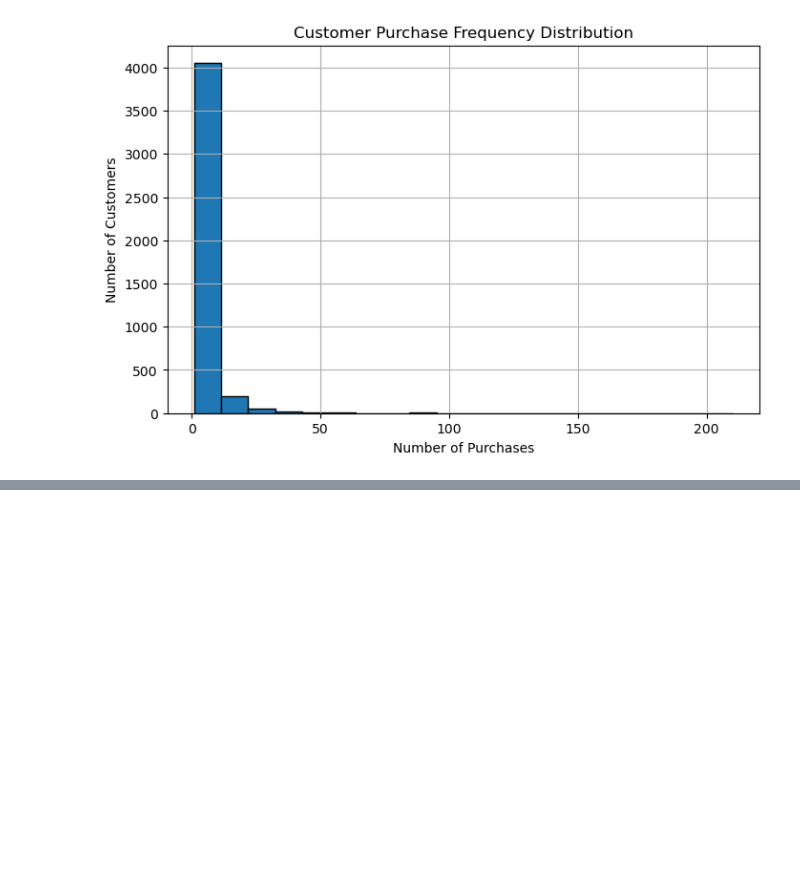
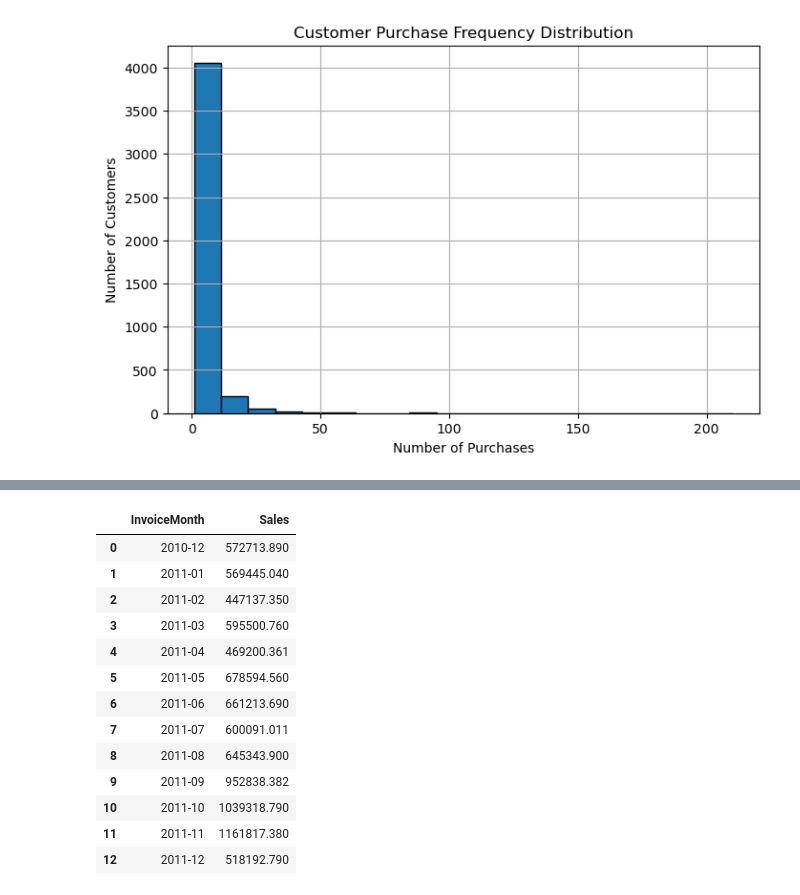
Before and after one commit to jyotidamji270804/cohort-retention-cltv-analysis, a Jupyter notebook: notebooks/02_cltv_analysis.ipynb, the cells around one changed output, grey strips where cells are left out. Saved outputs shown, nothing was run; the diff lists cells and outputs as text; code cells hidden in the pictures; blank space fills up the shorter version.

```diff
--- a/notebooks/02_cltv_analysis.ipynb
+++ b/notebooks/02_cltv_analysis.ipynb
@@ -362,0 +379,31 @@ plt.show()
+# %%
+import pandas as pd
+
+# Convert InvoiceDate to datetime
+df["InvoiceDate"] = pd.to_datetime(df["InvoiceDate"])
+
+# Create InvoiceMonth column
+df["InvoiceMonth"] = df["InvoiceDate"].dt.to_period("M")
+
+# Create monthly sales table
+monthly_sales = (
+    df.groupby("InvoiceMonth", as_index=False)["Sales"]
+      .sum()
+)
+
+monthly_sales
+# %% [output]
+|  | InvoiceMonth | Sales |
+| 0 | 2010-12 | 572713.890 |
+| 1 | 2011-01 | 569445.040 |
+| 2 | 2011-02 | 447137.350 |
+| 3 | 2011-03 | 595500.760 |
+| 4 | 2011-04 | 469200.361 |
+| 5 | 2011-05 | 678594.560 |
+| 6 | 2011-06 | 661213.690 |
+| 7 | 2011-07 | 600091.011 |
+| 8 | 2011-08 | 645343.900 |
+| 9 | 2011-09 | 952838.382 |
+| 10 | 2011-10 | 1039318.790 |
+| 11 | 2011-11 | 1161817.380 |
+| 12 | 2011-12 | 518192.790 |
```
Also changed, not shown: parts of 7 cells of this notebook.
